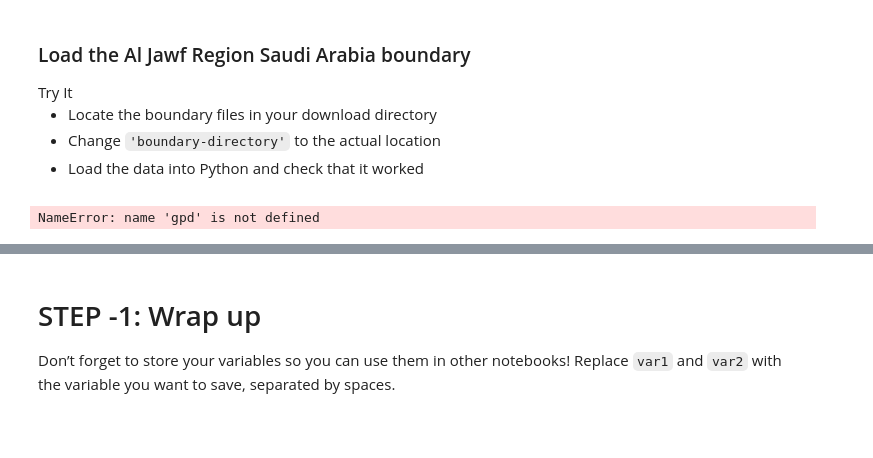
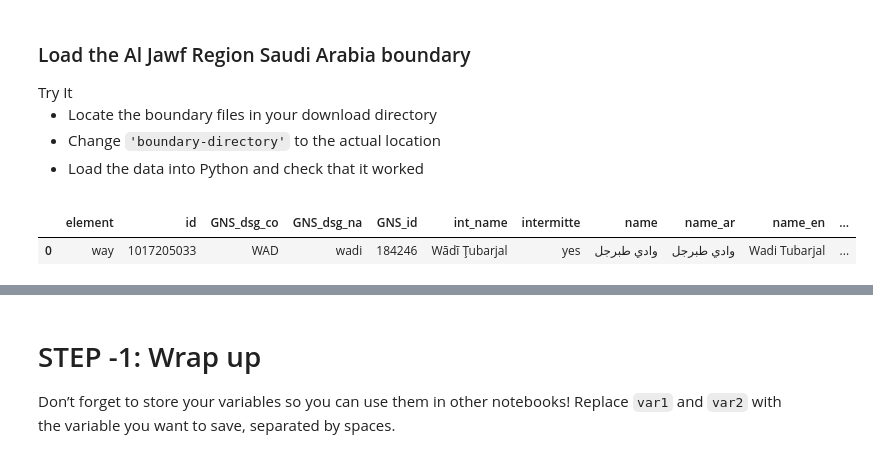
Before and after one commit to cu-esiil-edu/02-vegetation-breejoatman, a Jupyter notebook: notebooks/vegetation-01-site-map-osm.ipynb, the cells around one changed output, grey strips where cells are left out. Saved outputs shown, nothing was run; the diff lists cells and outputs as text; code cells hidden in the pictures; blank space fills up the shorter version.

```diff
--- a/notebooks/vegetation-01-site-map-osm.ipynb
+++ b/notebooks/vegetation-01-site-map-osm.ipynb
@@ -50,10 +59,12 @@ YOUR ANSWER HERE
 </ul></div></div>
 # %%
 # Load in the boundary data
-boundary_gdf = gpd.read_file(
-    project.project_dir / 'Al Jawf Region Saudi Arabia')
+tubarjal_gdf = gpd.read_file(
+    project.project_dir / 'tubarjal-valley')
+tubarjal_gdf
 # Check that it worked
 # %% [output]
-NameError: name 'gpd' is not defined
+|  | element | id | GNS_dsg_co | GNS_dsg_na | GNS_id | int_name | intermitte | name | name_ar | name_en | ... |
+| 0 | way | 1017205033 | WAD | wadi | 184246 | Wādī Ţubarjal | yes | وادي طبرجل | وادي طبرجل | Wadi Tubarjal | ... |
 # %%
 # Plot the results with web tile images
```
Also changed, not shown: parts of 2 cells of this notebook, 1 other file.
